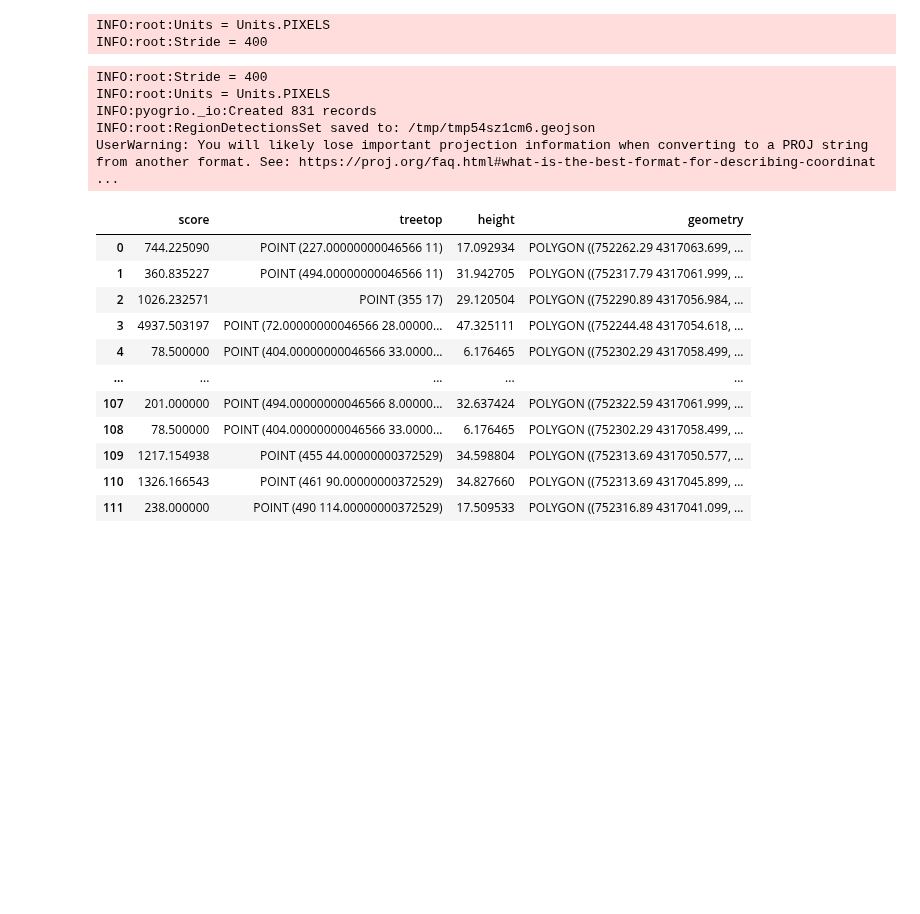
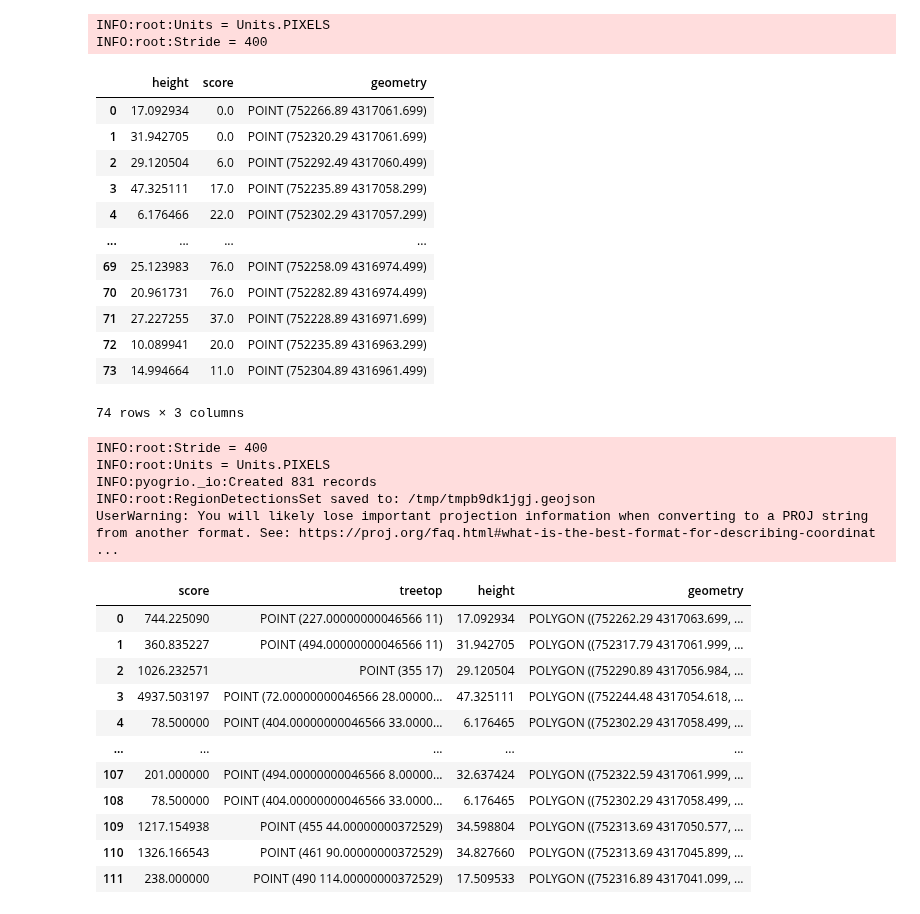
Before and after one commit to open-forest-observatory/tree-detection-framework, a Jupyter notebook: sandbox/detection/seq_geo_detector.ipynb, the cells around one changed output. Saved outputs shown, nothing was run; the diff lists cells and outputs as text; code cells hidden in the pictures; blank space fills up the shorter version.

Commit message:
use calculate_scores() in treetop detector to also support distance-based scoring

```diff
--- a/sandbox/detection/seq_geo_detector.ipynb
+++ b/sandbox/detection/seq_geo_detector.ipynb
@@ -26,12 +22,21 @@ CHIP_SIZE = 512
 CHIP_STRIDE = 400
 OUTPUT_RESOLUTION = 0.2
 # %%
+# Stage 1: Create a dataloader for the raster data and detect the tree-tops
 dataloader = create_dataloader(
     raster_folder_path=RASTER_FOLDER_PATH,
     chip_size=CHIP_SIZE,
     chip_stride=CHIP_STRIDE,
     output_resolution=OUTPUT_RESOLUTION,
 )
+
+treetop_detector = GeometricTreeTopDetector(
+    a=0.0045,
+    res=OUTPUT_RESOLUTION,
+    confidence_factor="distance"
+)
+
+treetop_detections = treetop_detector.predict(dataloader)
 # %% [output]
 INFO:root:Units = Units.PIXELS
 INFO:root:Stride = 400
@@ -45,4 +43,22 @@ treetop_detections = treetop_detector.predict(dataloader)
+# %%
+# Display outputs from a tile
+treetop_detections.get_region_detections(0).get_data_frame()
+# %% [output]
+|  | height | score | geometry |
+| 0 | 17.092934 | 0.0 | POINT (752266.89 4317061.699) |
+| 1 | 31.942705 | 0.0 | POINT (752320.29 4317061.699) |
+| 2 | 29.120504 | 6.0 | POINT (752292.49 4317060.499) |
+| 3 | 47.325111 | 17.0 | POINT (752235.89 4317058.299) |
+| 4 | 6.176466 | 22.0 | POINT (752302.29 4317057.299) |
+| ... | ... | ... | ... |
+| 69 | 25.123983 | 76.0 | POINT (752258.09 4316974.499) |
+| 70 | 20.961731 | 76.0 | POINT (752282.89 4316974.499) |
+| 71 | 27.227255 | 37.0 | POINT (752228.89 4316971.699) |
+| 72 | 10.089941 | 20.0 | POINT (752235.89 4316963.299) |
+| 73 | 14.994664 | 11.0 | POINT (752304.89 4316961.499) |
+74 rows × 3 columns
 # %%
+# Stage 2: Combine raster and vector data (from the tree-top detector) to create a new dataloader
 raster_vector_dataloader = create_intersection_dataloader(
     raster_data=RASTER_FOLDER_PATH,
     vector_data=treetop_detections,
@@ -54,7 +70,7 @@ raster_vector_dataloader = create_intersection_dataloader(
 INFO:root:Stride = 400
 INFO:root:Units = Units.PIXELS
 INFO:pyogrio._io:Created 831 records
-INFO:root:RegionDetectionsSet saved to: /tmp/tmp54sz1cm6.geojson
+INFO:root:RegionDetectionsSet saved to: /tmp/tmpb9dk1jgj.geojson
 UserWarning: You will likely lose important projection information when converting to a PROJ string from another format. See: https://proj.org/faq.html#what-is-the-best-format-for-describing-coordinat ...
 # %%
 treecrown_detector = GeometricTreeCrownDetector(
```
Also changed, not shown: parts of 3 cells of this notebook, 1 other file.
